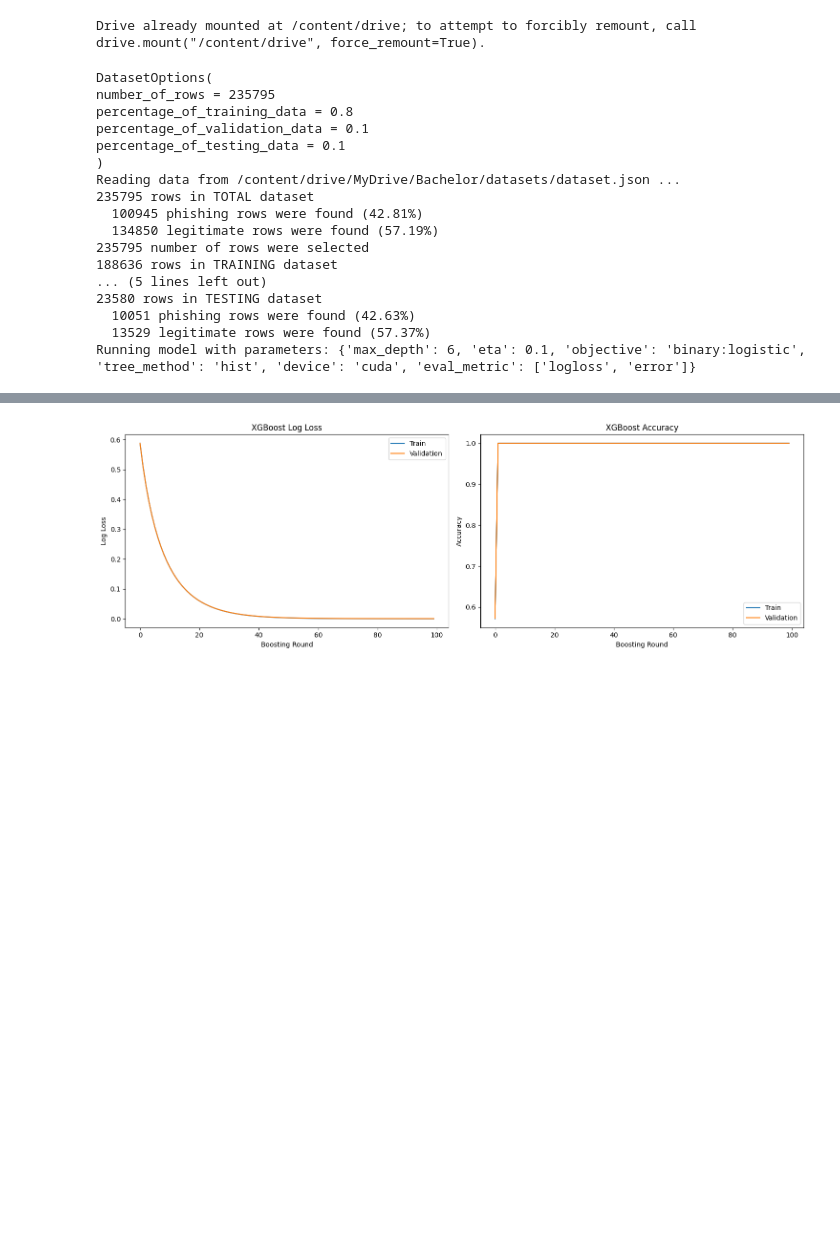
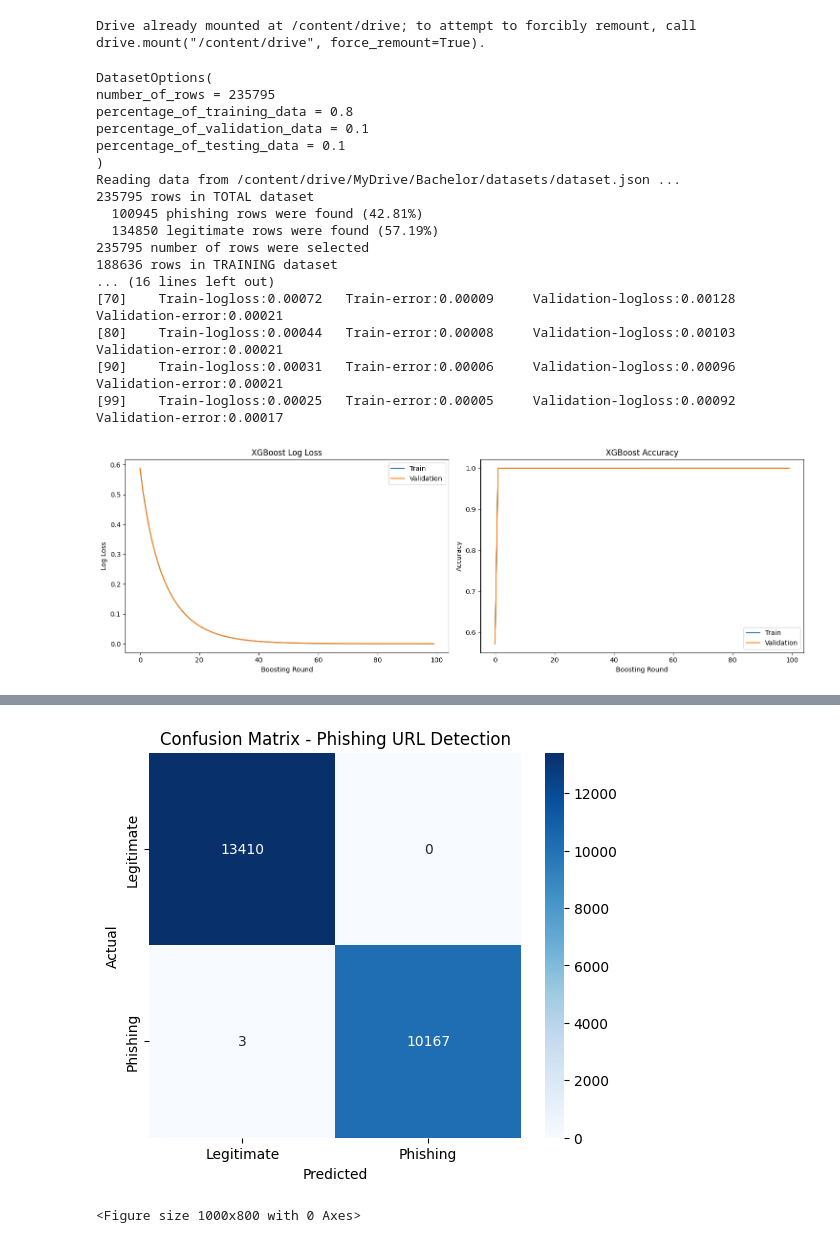
Before and after one commit to PovilasPliuskus/vilnius-university-bachelor-thesis, a Jupyter notebook: models/XGBoost_model.ipynb, the cells around one changed output, grey strips where cells are left out. Cells and saved outputs as stored; diff of their text form; code cells hidden in the pictures; blank space fills up the shorter version.

Commit message:
Add LIME, Gain and first configuration experiment

```diff
--- a/models/XGBoost_model.ipynb
+++ b/models/XGBoost_model.ipynb
@@ -262,7 +285,7 @@ def dataset_to_feature_vectors(dataset: list[Dataset]):
         row.number_of_pop_ups,
         int(row.has_password_field),
         int(row.has_copyright_info),
-        row.number_of_images,
+        int(row.number_of_images),
         int(row.has_payment_functionality),
         int(row.has_social_network)
     ]
@@ -305,4 +328,10 @@ def xgboost_model1(parameters, training_DMatrix, validation_DMatrix):
       evals_result = evals_result
   )
 
-  return evals_result
+  return model, evals_result
+
+def test_xgboost_model(model, testing_DMatrix):
+  probabilities = model.predict(testing_DMatrix)
+  predictions = [1 if probability > 0.5 else 0 for probability in probabilities]
+
+  return predictions
@@ -308,0 +381,25 @@ def xgboost_model1(parameters, training_DMatrix, validation_DMatrix):
+# %%
+#@title Model's performance metrics
+# The calculate_and_print_performance_metrics method was generated by Gemini
+def calculate_and_print_performance_metrics(labels, predictions):
+  accuracy = accuracy_score(labels, predictions)
+  precision = precision_score(labels, predictions)
+  recall = recall_score(labels, predictions)
+  f1 = f1_score(labels, predictions)
+
+  print(f"--- Test Dataset Results ---")
+  print(f"Accuracy:  {accuracy:.4f}")
+  print(f"Precision: {precision:.4f}")
+  print(f"Recall:    {recall:.4f}")
+  print(f"F1 Score:  {f1:.4f}")
+  print("\nDetailed Classification Report:")
+  print(classification_report(labels, predictions, target_names=['Legitimate', 'Phishing']))
+# %%
+#@title XGBoost Built-in Feature Importance (Gain)
+def xgboost_gain(model, number_of_features):
+  model.feature_names = FEATURE_NAMES
+  plt.figure(figsize = (10, 8))
+  xgb.plot_importance(model, max_num_features = number_of_features, importance_type = 'gain', xlabel = 'Gain (Feature Importance)')
+  plt.title('XGBoost Global Feature Importance (Gain)')
+  plt.tight_layout()
+  plt.show()
@@ -313,36 +467,44 @@ dataset_options: DatasetOptions = DatasetOptions(number_of_rows = 235795,
                                                  percentage_of_validation_data = 0.1,
                                                  percentage_of_testing_data = 0.1)
 
 print(dataset_options)
 
 training_dataset: list[Dataset] = []
 validation_dataset: list[Dataset] = []
 testing_dataset: list[Dataset] = []
 
 training_dataset, validation_dataset, testing_dataset = prepare_datasets(dataset_dir = DATASET_DIR, dataset_options = dataset_options)
 
 # using DMatrix as input for XGBoost
 training_DMatrix = dataset_to_DMatrix(training_dataset)
 validation_DMatrix = dataset_to_DMatrix(validation_dataset)
 testing_DMatrix = dataset_to_DMatrix(testing_dataset)
 
-evals_result = xgboost_model1(parameters = parameters1, training_DMatrix = training_DMatrix, validation_DMatrix = validation_DMatrix)
+model1, evals_result = xgboost_model1(parameters = parameters1, training_DMatrix = training_DMatrix, validation_DMatrix = validation_DMatrix)
 plot_data(results = evals_result)
+testing_predictions = test_xgboost_model(model1, testing_DMatrix)
+_, testing_labels = dataset_to_feature_vectors(testing_dataset)
+calculate_and_print_performance_metrics(testing_labels, testing_predictions)
+plot_confusion_matrix(testing_labels, testing_predictions)
+
+xgboost_gain(model1, number_of_features = 15)
+lime_analysis(model = model1, training_dataset = training_dataset, testing_dataset = testing_dataset, random_state = 13, instances = 1000)
 # %% [output]
 DatasetOptions(
 number_of_rows = 235795
 percentage_of_training_data = 0.8
 percentage_of_validation_data = 0.1
 percentage_of_testing_data = 0.1
 )
 Reading data from /content/drive/MyDrive/Bachelor/datasets/dataset.json ...
 235795 rows in TOTAL dataset
   100945 phishing rows were found (42.81%)
   134850 legitimate rows were found (57.19%)
 235795 number of rows were selected
 188636 rows in TRAINING dataset
-... (5 lines left out)
-23580 rows in TESTING dataset
-  10051 phishing rows were found (42.63%)
-  13529 legitimate rows were found (57.37%)
-Running model with parameters: {'max_depth': 6, 'eta': 0.1, 'objective': 'binary:logistic', 'tree_method': 'hist', 'device': 'cuda', 'eval_metric': ['logloss', 'error']}
+... (16 lines left out)
+[70]    Train-logloss:0.00072   Train-error:0.00009     Validation-logloss:0.00128      Validation-error:0.00021
+[80]    Train-logloss:0.00044   Train-error:0.00008     Validation-logloss:0.00103      Validation-error:0.00021
+[90]    Train-logloss:0.00031   Train-error:0.00006     Validation-logloss:0.00096      Validation-error:0.00021
+[99]    Train-logloss:0.00025   Train-error:0.00005     Validation-logloss:0.00092      Validation-error:0.00017
+[figure]
@@ -360 +526,2 @@ Running model with parameters: {'max_depth': 6, 'eta': 0.1, 'objective': 'binary
-[figure]
+[figure, added]
+<Figure size 1000x800 with 0 Axes>
```
Also changed, not shown: parts of 8 cells of this notebook.
